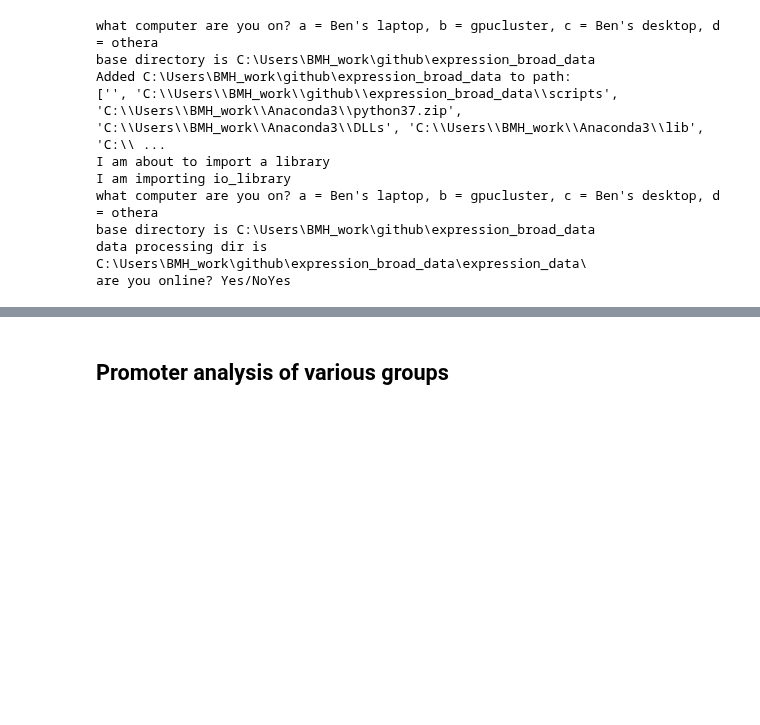
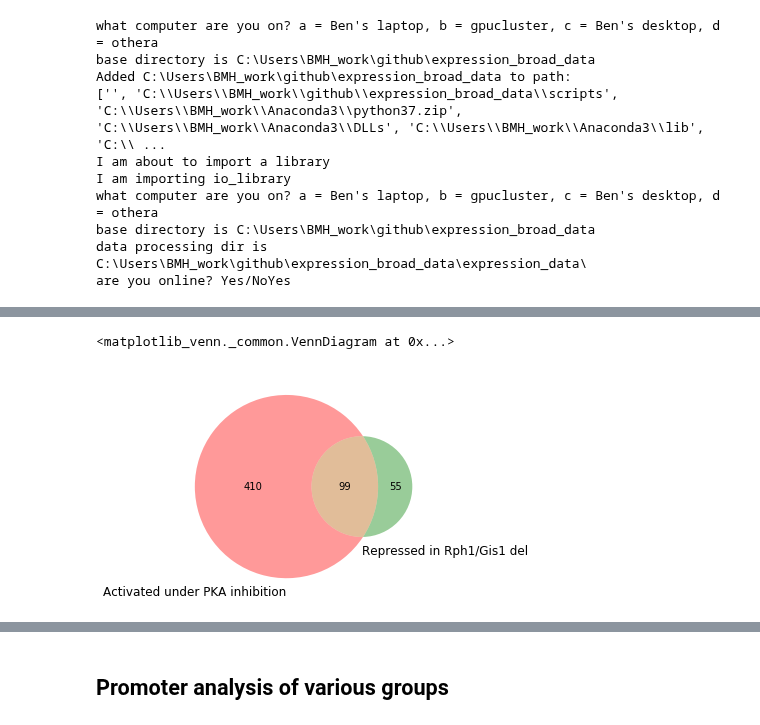
Before and after one commit to heineike02/yeast_esr_expression_analysis, a Jupyter notebook: scripts/20181031_klscpka_r1g1_m24_SC_analysis.ipynb, the cells around one changed output, grey strips where cells are left out. Drawn from its saved outputs; the diff is of its cells as text; code cells hidden in the pictures; blank space fills up the shorter version.

```diff
--- a/scripts/20181031_klscpka_r1g1_m24_SC_analysis.ipynb
+++ b/scripts/20181031_klscpka_r1g1_m24_SC_analysis.ipynb
@@ -448,0 +198,16 @@ Index(['baseMean_RGrep', 'log2FoldChange_RGrep', 'lfcSE_RGrep', 'stat_RGrep',
+# %%
+#To Call Rph1/Gis1 repressed genes make a line from (1.5, 3) to (3.0, 0) and a hard cutoff below of 0.5
+
+x1,y1 = (1.0,7.0)  #(1.0,4.8) #(1.0,4.0)
+x2,y2 = (2.5,0.0)  #(1.5, 0.0) #(2.5,0.0)
+ymin =  0.4           #0.4
+
+line_coords = [(x1,y1),(x2,y2),ymin]
+coords['r1g1_rep'] = line_coords
+
+x = r1g1_deseq['log2FoldChange']
+y =  -np.log10(r1g1_deseq['pvalue'])
+
+r1g1_rep_genes = r1g1_deseq[(y > y2- (y2-y1)/(x2-x1)*(x2-x)) & (y>ymin)]
+
+print(len(r1g1_rep_genes))
@@ -448,0 +405,5 @@ Index(['baseMean_RGrep', 'log2FoldChange_RGrep', 'lfcSE_RGrep', 'stat_RGrep',
+# %%
+venn2([ set(pkainh_act_genes.index), set(r1g1_rep_genes.index)], set_labels = [ 'Activated under PKA inhibition', 'Repressed in Rph1/Gis1 del'])
+# %% [output]
+<matplotlib_venn._common.VennDiagram at 0x...>
+[figure, added]
```
Also changed, not shown: parts of 44 cells of this notebook, 10 other files.
